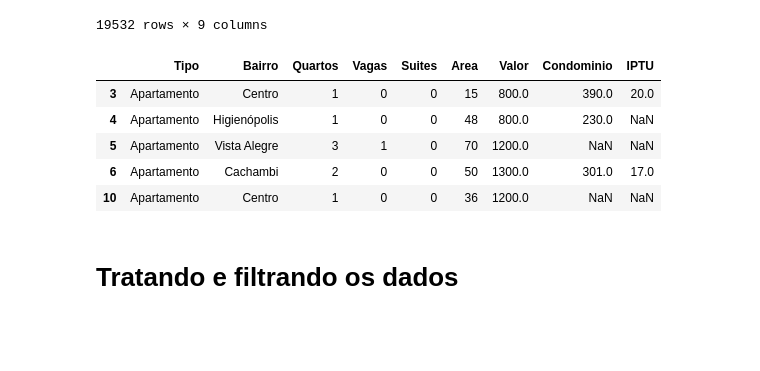
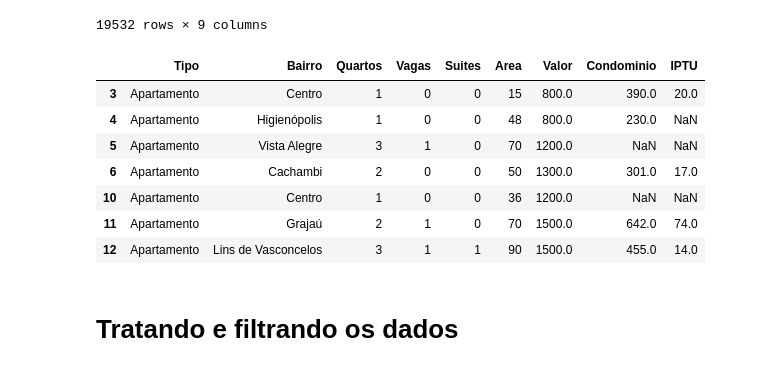
Before and after one commit to tluistorres/Cursos, a Jupyter notebook: aula-3/projeto_imobiliaria_aula_3.ipynb, the cells around one changed output. Saved outputs shown, nothing was run; the diff lists cells and outputs as text; code cells hidden in the pictures; blank space fills up the shorter version.

```diff
--- a/aula-3/projeto_imobiliaria_aula_3.ipynb
+++ b/aula-3/projeto_imobiliaria_aula_3.ipynb
@@ -362,14 +364,16 @@ df.query('Tipo == "Apartamento"')
 19532 rows × 9 columns
 # %%
 df = df.query('Tipo == "Apartamento"')
-df.head()
+df.head(7)
 # %% [output]
 |  | Tipo | Bairro | Quartos | Vagas | Suites | Area | Valor | Condominio | IPTU |
 | 3 | Apartamento | Centro | 1 | 0 | 0 | 15 | 800.0 | 390.0 | 20.0 |
 | 4 | Apartamento | Higienópolis | 1 | 0 | 0 | 48 | 800.0 | 230.0 | NaN |
 | 5 | Apartamento | Vista Alegre | 3 | 1 | 0 | 70 | 1200.0 | NaN | NaN |
 | 6 | Apartamento | Cachambi | 2 | 0 | 0 | 50 | 1300.0 | 301.0 | 17.0 |
 | 10 | Apartamento | Centro | 1 | 0 | 0 | 36 | 1200.0 | NaN | NaN |
+| 11 | Apartamento | Grajaú | 2 | 1 | 0 | 70 | 1500.0 | 642.0 | 74.0 |
+| 12 | Apartamento | Lins de Vasconcelos | 3 | 1 | 1 | 90 | 1500.0 | 455.0 | 14.0 |
 # %% [markdown]
 # Tratando e filtrando os dados
 # %% [markdown]
```
Also changed, not shown: parts of 27 cells of this notebook.
